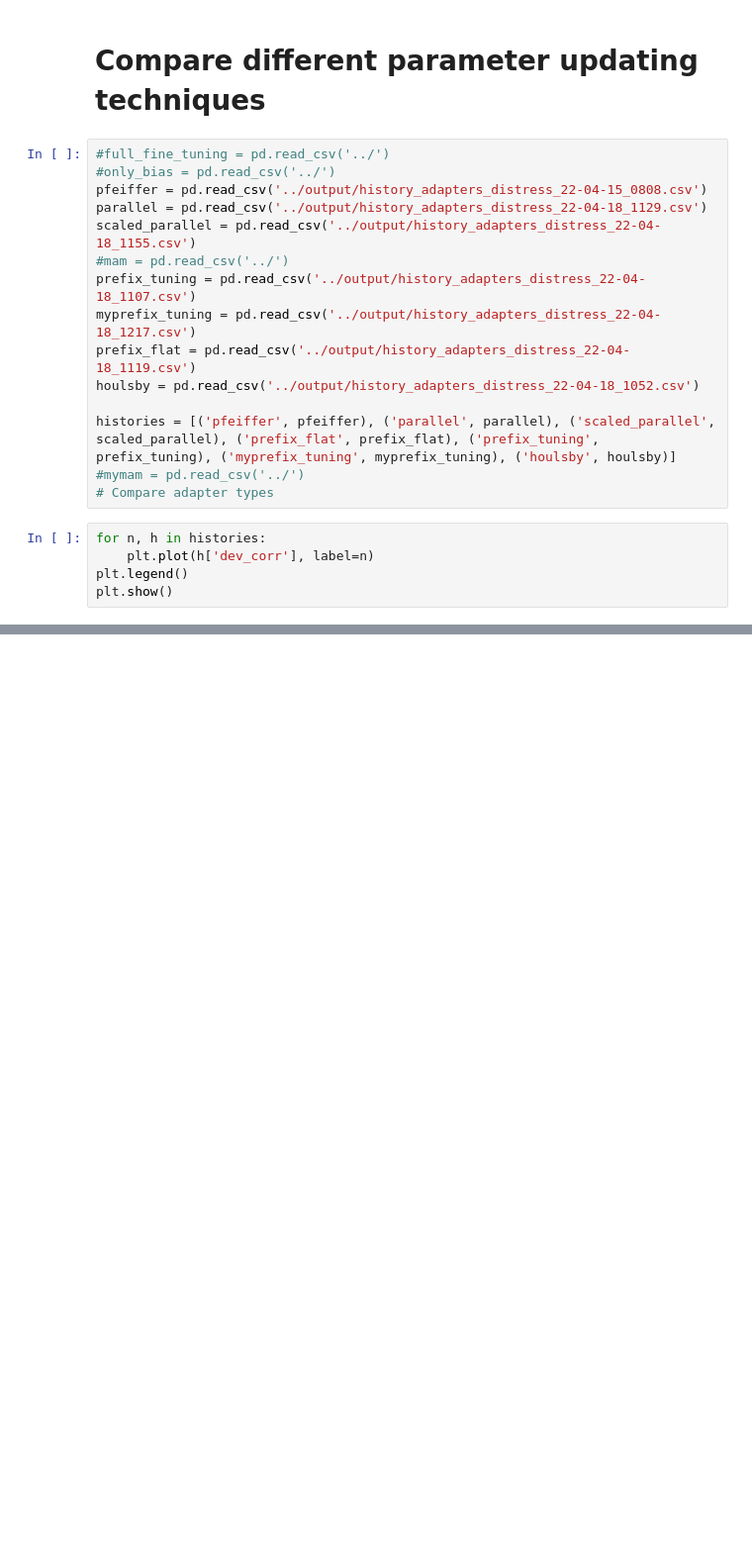
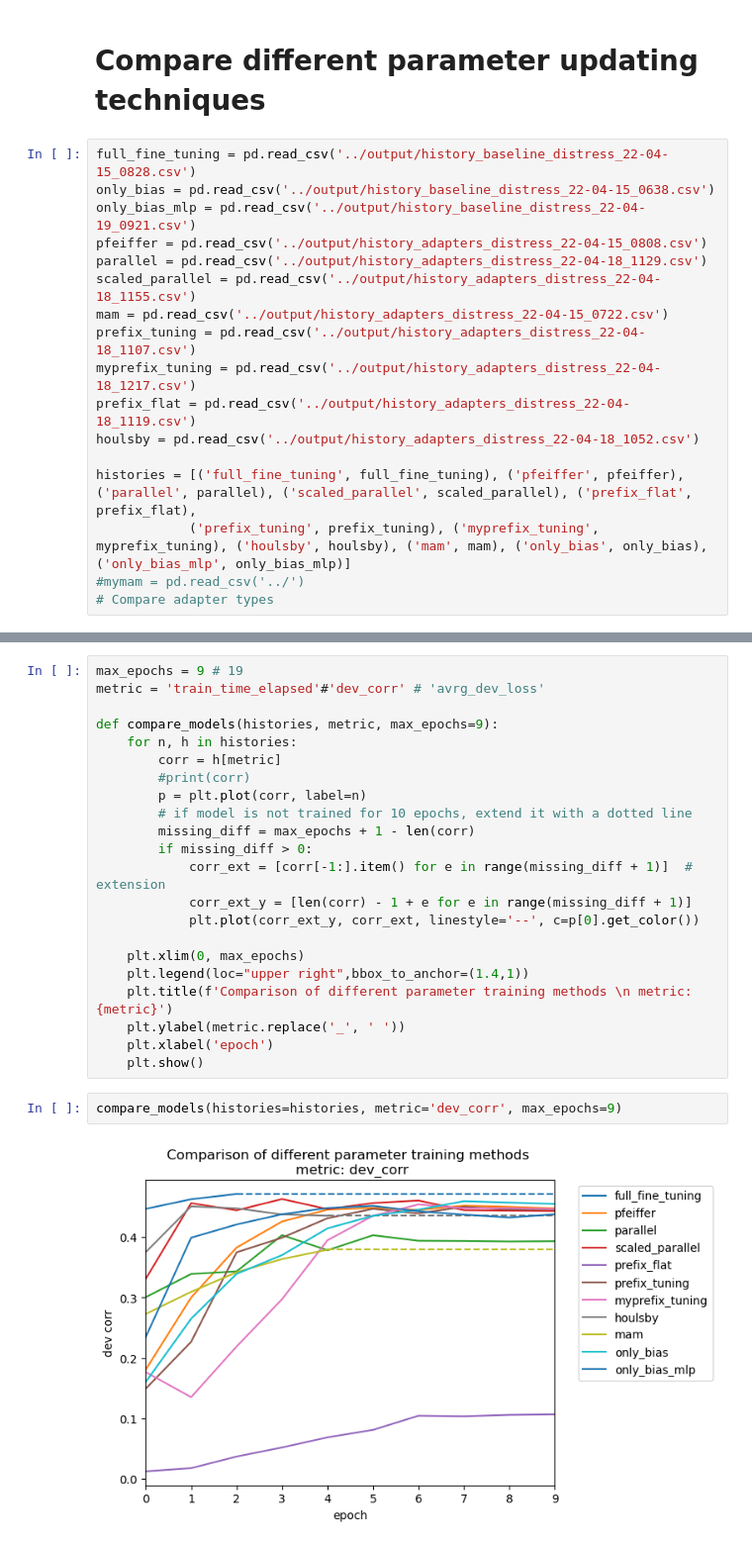
Before and after one commit to myrazma/2022_Masterthesis_Code, a Jupyter notebook: analysis/model_analysis.ipynb, the cells around one changed output, grey strips where cells are left out. Shown at 99% size. Drawn from its saved outputs; the diff is of its cells as text; blank space fills up the shorter version.

```diff
--- a/analysis/model_analysis.ipynb
+++ b/analysis/model_analysis.ipynb
@@ -164,22 +175,19 @@ adapter_pfeiffer_model 21.840835070610048
 # %% [markdown]
 # Compare different parameter updating techniques
 # %%
-#full_fine_tuning = pd.read_csv('../')
-#only_bias = pd.read_csv('../')
+full_fine_tuning = pd.read_csv('../output/history_baseline_distress_22-04-15_0828.csv')
+only_bias = pd.read_csv('../output/history_baseline_distress_22-04-15_0638.csv')
+only_bias_mlp = pd.read_csv('../output/history_baseline_distress_22-04-19_0921.csv')
 pfeiffer = pd.read_csv('../output/history_adapters_distress_22-04-15_0808.csv')
 parallel = pd.read_csv('../output/history_adapters_distress_22-04-18_1129.csv')
 scaled_parallel = pd.read_csv('../output/history_adapters_distress_22-04-18_1155.csv')
-#mam = pd.read_csv('../')
+mam = pd.read_csv('../output/history_adapters_distress_22-04-15_0722.csv')
 prefix_tuning = pd.read_csv('../output/history_adapters_distress_22-04-18_1107.csv')
 myprefix_tuning = pd.read_csv('../output/history_adapters_distress_22-04-18_1217.csv')
 prefix_flat = pd.read_csv('../output/history_adapters_distress_22-04-18_1119.csv')
 houlsby = pd.read_csv('../output/history_adapters_distress_22-04-18_1052.csv')
 
-histories = [('pfeiffer', pfeiffer), ('parallel', parallel), ('scaled_parallel', scaled_parallel), ('prefix_flat', prefix_flat), ('prefix_tuning', prefix_tuning), ('myprefix_tuning', myprefix_tuning), ('houlsby', houlsby)]
+histories = [('full_fine_tuning', full_fine_tuning), ('pfeiffer', pfeiffer), ('parallel', parallel), ('scaled_parallel', scaled_parallel), ('prefix_flat', prefix_flat),
+            ('prefix_tuning', prefix_tuning), ('myprefix_tuning', myprefix_tuning), ('houlsby', houlsby), ('mam', mam), ('only_bias', only_bias), ('only_bias_mlp', only_bias_mlp)]
 #mymam = pd.read_csv('../')
 # Compare adapter types
-# %%
-for n, h in histories:
-    plt.plot(h['dev_corr'], label=n)
-plt.legend()
-plt.show()
@@ -187,0 +194,26 @@ plt.show()
+# %%
+max_epochs = 9 # 19
+metric = 'train_time_elapsed'#'dev_corr' # 'avrg_dev_loss'
+
+def compare_models(histories, metric, max_epochs=9):
+    for n, h in histories:
+        corr = h[metric]
+        #print(corr)
+        p = plt.plot(corr, label=n)
+        # if model is not trained for 10 epochs, extend it with a dotted line
+        missing_diff = max_epochs + 1 - len(corr)
+        if missing_diff > 0:
+            corr_ext = [corr[-1:].item() for e in range(missing_diff + 1)]  # extension
+            corr_ext_y = [len(corr) - 1 + e for e in range(missing_diff + 1)]
+            plt.plot(corr_ext_y, corr_ext, linestyle='--', c=p[0].get_color())
+
+    plt.xlim(0, max_epochs)
+    plt.legend(loc="upper right",bbox_to_anchor=(1.4,1))
+    plt.title(f'Comparison of different parameter training methods \n metric: {metric}')
+    plt.ylabel(metric.replace('_', ' '))
+    plt.xlabel('epoch')
+    plt.show()
+# %%
+compare_models(histories=histories, metric='dev_corr', max_epochs=9)
+# %% [output]
+[figure, added]
```
Also changed, not shown: parts of 5 cells of this notebook, 4 other files.
